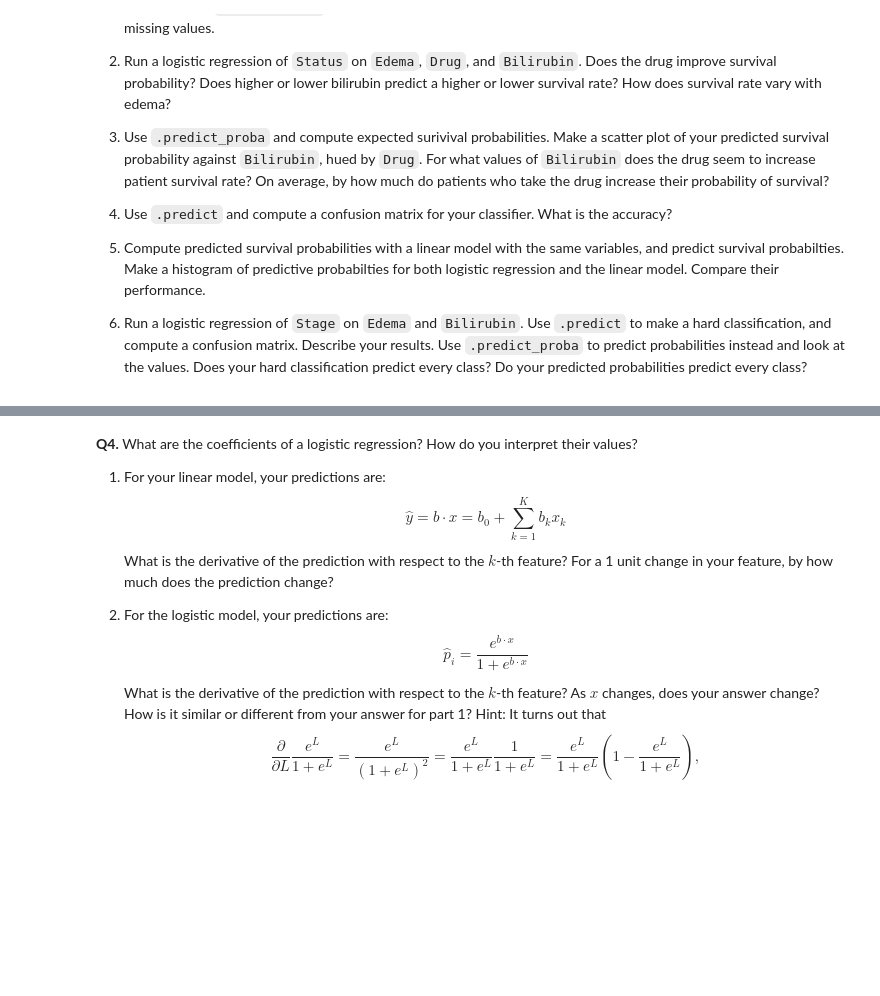
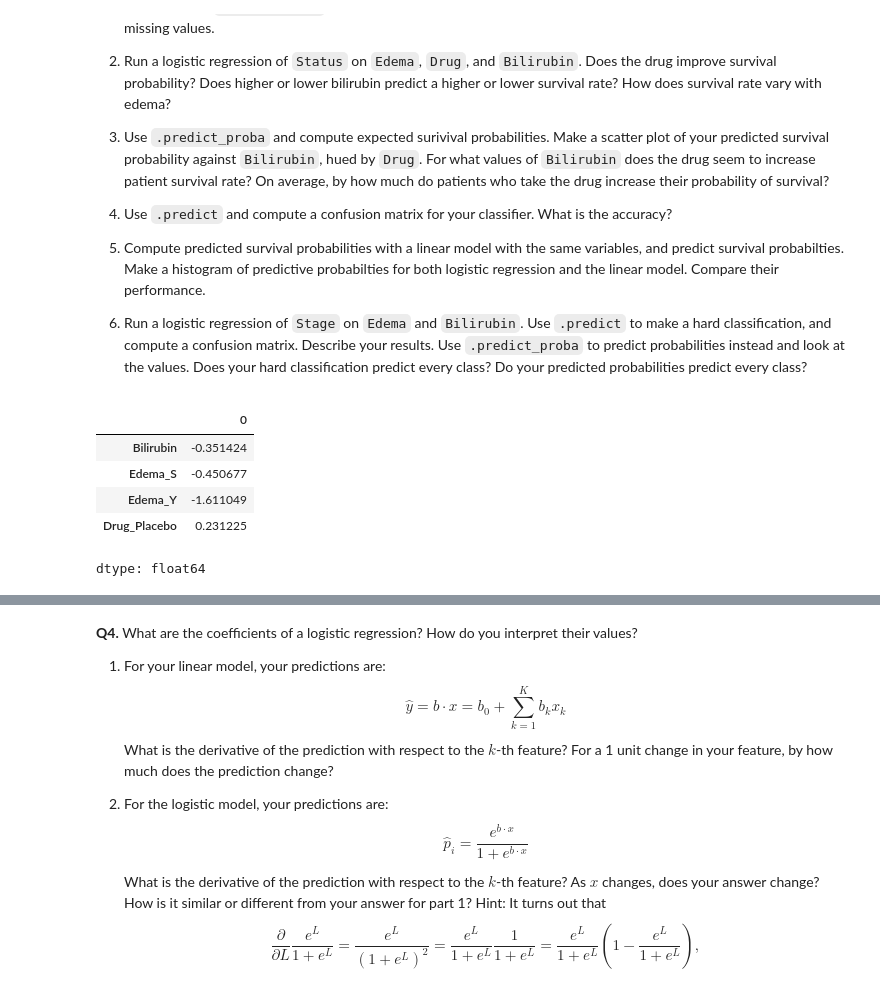
Before and after one commit to kayleendo/programming, a Jupyter notebook: assignment/05_assignment_glm.ipynb, the cells around one changed output, grey strips where cells are left out. Drawn from its saved outputs; the diff is of its cells as text; code cells hidden in the pictures; blank space fills up the shorter version.

```diff
--- a/assignment/05_assignment_glm.ipynb
+++ b/assignment/05_assignment_glm.ipynb
@@ -229,0 +240,18 @@ The relevant data are:
+# %%
+# 2
+df = pd.get_dummies(df, columns=["Edema", "Drug"], drop_first=True)
+
+X = df.drop(columns=["Status", "Stage"])
+y = df["Status"]
+
+model = LogisticRegression(max_iter=1000)
+model.fit(X, y)
+
+pd.Series(model.coef_[0], index=X.columns)
+# %% [output]
+|  | 0 |
+| Bilirubin | -0.351424 |
+| Edema_S | -0.450677 |
+| Edema_Y | -1.611049 |
+| Drug_Placebo | 0.231225 |
+dtype: float64
```
Also changed, not shown: parts of 12 cells of this notebook.
